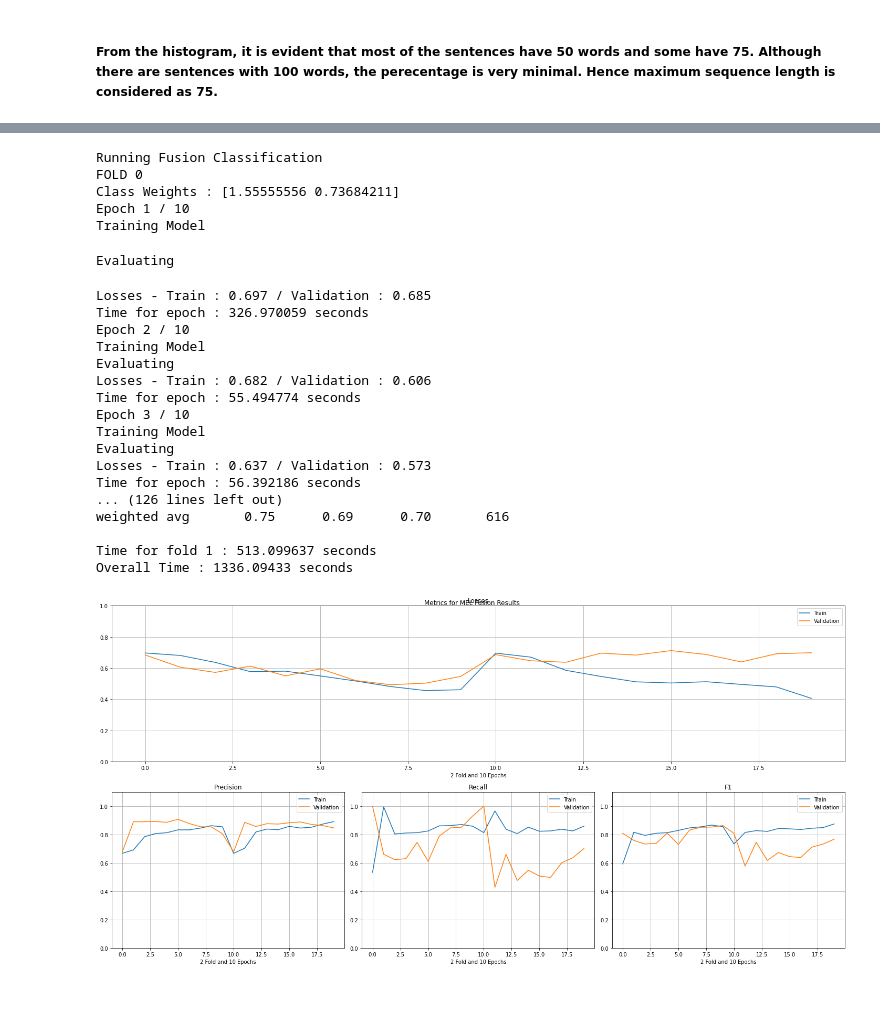
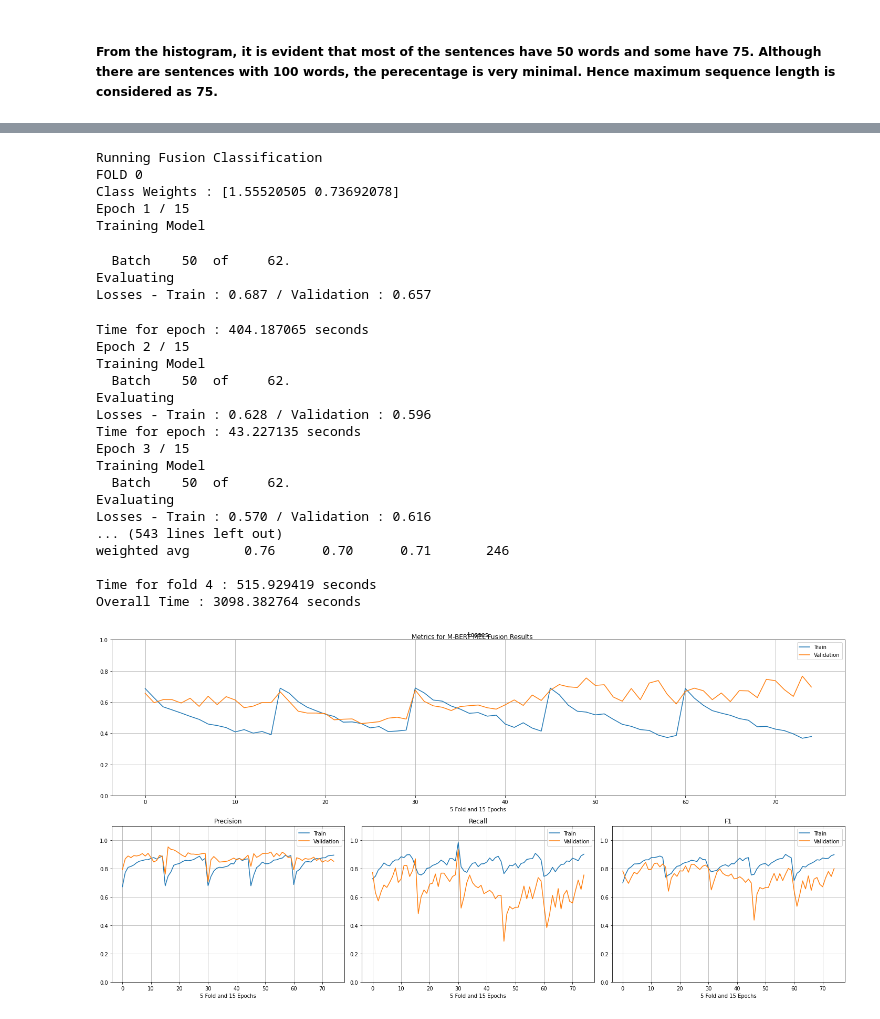
Before and after one commit to pradeep-miriyala/multi-modal-aud-nlp-models, a Jupyter notebook: notebooks/MBERT_Simplified.ipynb, the cells around one changed output, grey strips where cells are left out. Saved outputs shown, nothing was run; the diff lists cells and outputs as text; code cells hidden in the pictures.

```diff
--- a/notebooks/MBERT_Simplified.ipynb
+++ b/notebooks/MBERT_Simplified.ipynb
@@ -138,35 +134,37 @@ mfcc_fusion_results[1].sort_values(by=['validation_f1', 'train_f1'], ascending=F
 # %%
 mel_fusion_results = run_k_fold(base_model, gpu, data, sequences, attention_masks, targets, fusion=FusionTypes.MEL,
-                                       k_folds=2, epochs=10, balance_classes=True, dropout_level=0.1, lr=2e-4,
-                                       max_seq_len=MAX_SEQ_LEN, n_layers=3, clip_at=1.0, img_path=IMG_PATH, hidden_dim=256)
+                                       k_folds=5, epochs=15, balance_classes=True, dropout_level=0.1, lr=2e-4,
+                                       max_seq_len=MAX_SEQ_LEN, n_layers=1, clip_at=1.0, img_path=IMG_PATH, hidden_dim=64)
 # %% [output]
 Running Fusion Classification
 FOLD 0
-Class Weights : [1.55555556 0.73684211]
-Epoch 1 / 10
+Class Weights : [1.55520505 0.73692078]
+Epoch 1 / 15
 Training Model
+  Batch    50  of     62.
 Evaluating
+Losses - Train : 0.687 / Validation : 0.657
-Losses - Train : 0.697 / Validation : 0.685
-Time for epoch : 326.970059 seconds
-Epoch 2 / 10
+Time for epoch : 404.187065 seconds
+Epoch 2 / 15
 Training Model
+  Batch    50  of     62.
 Evaluating
-Losses - Train : 0.682 / Validation : 0.606
-Time for epoch : 55.494774 seconds
-Epoch 3 / 10
+Losses - Train : 0.628 / Validation : 0.596
+Time for epoch : 43.227135 seconds
+Epoch 3 / 15
 Training Model
+  Batch    50  of     62.
 Evaluating
-Losses - Train : 0.637 / Validation : 0.573
-Time for epoch : 56.392186 seconds
-... (126 lines left out)
-weighted avg       0.75      0.69      0.70       616
+Losses - Train : 0.570 / Validation : 0.616
+... (543 lines left out)
+weighted avg       0.76      0.70      0.71       246
 
-Time for fold 1 : 513.099637 seconds
-Overall Time : 1336.09433 seconds
+Time for fold 4 : 515.929419 seconds
+Overall Time : 3098.382764 seconds
 # %%
-plot_results(mel_fusion_results[0],'MEL Fusion Results')
+plot_results(mel_fusion_results[0],'M-BERT MEL Fusion Results')
 # %% [output]
-[figure, old version]
+[figure, new version]
 # %%
 mel_fusion_results[1].sort_values(by=['validation_f1', 'train_f1'], ascending=False)
 # %% [output]
```
Also changed, not shown: parts of 8 cells of this notebook, 4 other files.
